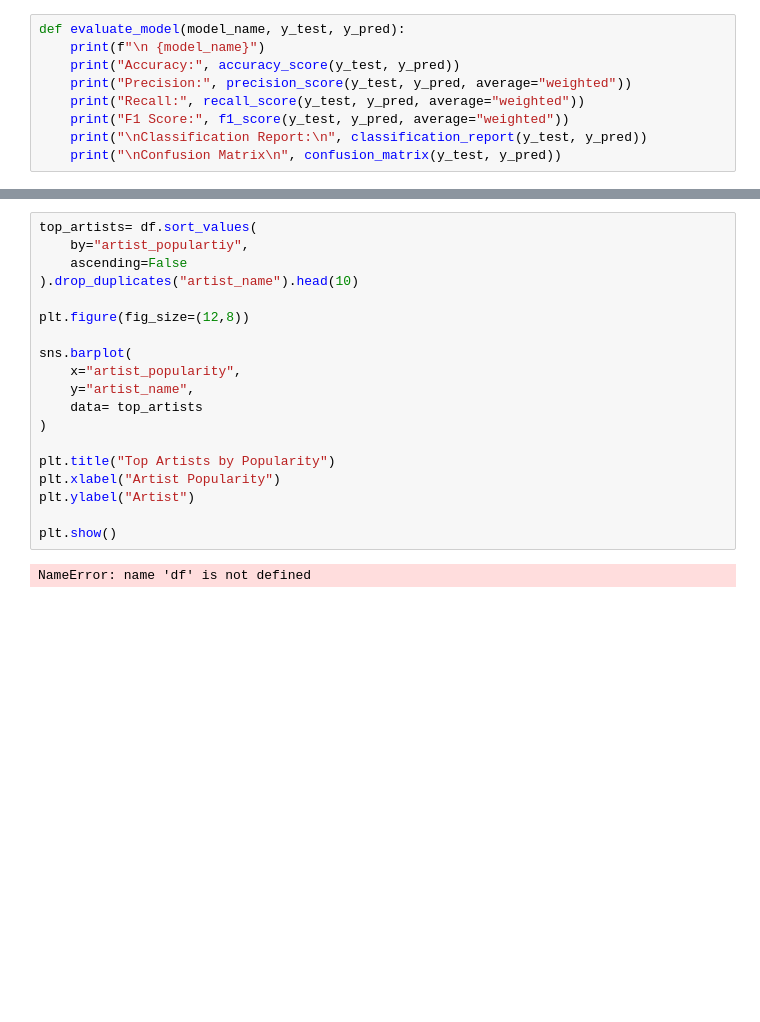
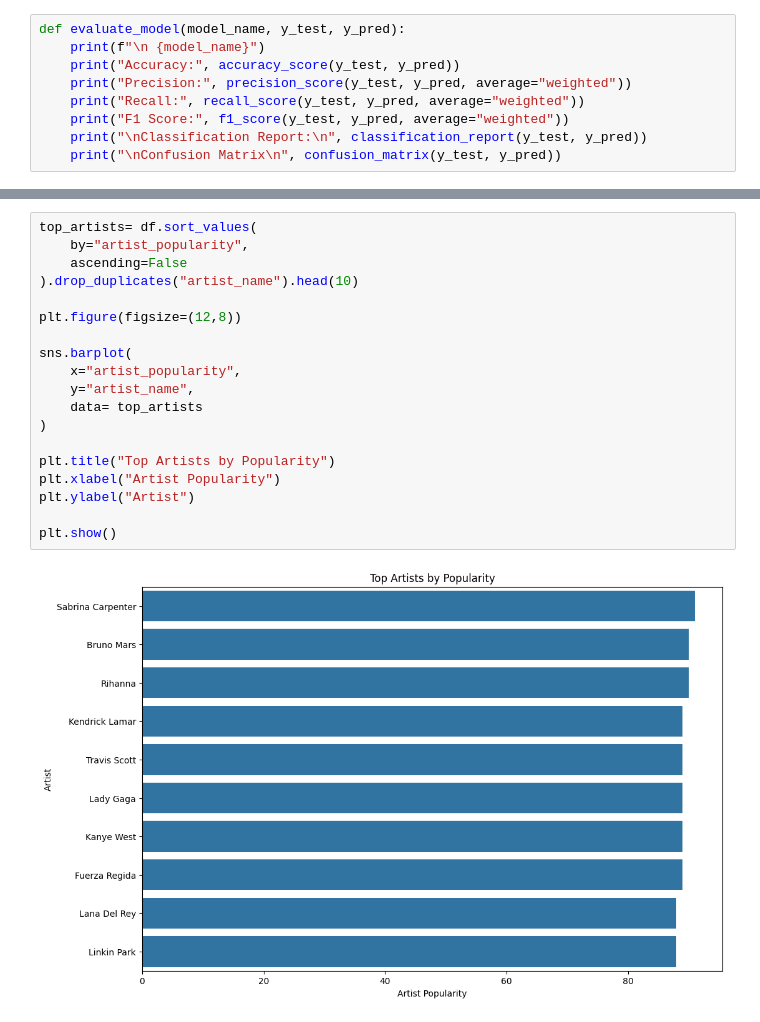
Before and after one commit to shrenii29/AI-Product-Development, a Jupyter notebook: practice_aipd/aipd_2_ai_prototype.ipynb, the cells around one changed output, grey strips where cells are left out. Cells and saved outputs as stored; diff of their text form; blank space fills up the shorter version.

```diff
--- a/practice_aipd/aipd_2_ai_prototype.ipynb
+++ b/practice_aipd/aipd_2_ai_prototype.ipynb
@@ -167,24 +325,24 @@ NameError: name 'y_test' is not defined
 # %%
 top_artists= df.sort_values(
-    by="artist_populartiy",
+    by="artist_popularity",
     ascending=False
 ).drop_duplicates("artist_name").head(10)
 
-plt.figure(fig_size=(12,8))
+plt.figure(figsize=(12,8))
 
 sns.barplot(
     x="artist_popularity",
     y="artist_name",
     data= top_artists
 )
 
 plt.title("Top Artists by Popularity")
 plt.xlabel("Artist Popularity")
 plt.ylabel("Artist")
 
 plt.show()
 # %% [output]
-NameError: name 'df' is not defined
+[figure, added]
 # %%
 artist_popularity = float(input("Artist popularity: "))
 artist_followers = float(input("Artist followers: "))
```
Also changed, not shown: parts of 23 cells of this notebook, 4 other files.
